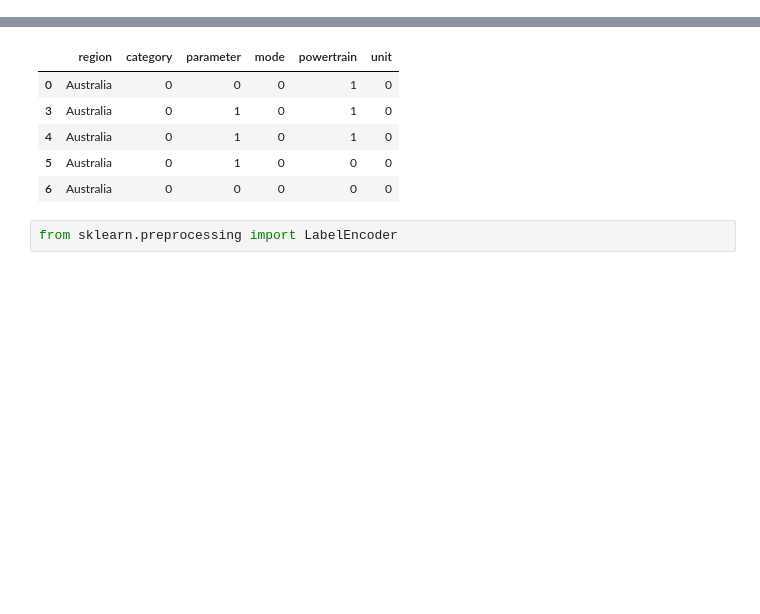
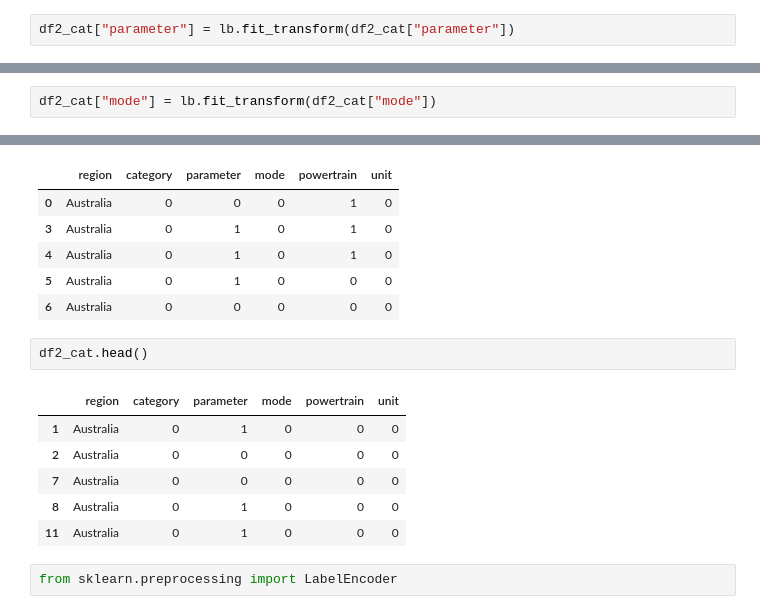
Before and after one commit to kittu125/ML, a Jupyter notebook: EV_Sales.ipynb, the cells around one changed output, grey strips where cells are left out. Saved outputs shown, nothing was run; the diff lists cells and outputs as text; blank space fills up the shorter version.

```diff
--- a/EV_Sales.ipynb
+++ b/EV_Sales.ipynb
@@ -133,10 +161,14 @@ df1_cat["category"] = lb.fit_transform(df1_cat["category"])
 lb = LabelBinarizer()
 # %%
 df1_cat["parameter"] = lb.fit_transform(df1_cat["parameter"])
+# %%
+df2_cat["parameter"] = lb.fit_transform(df2_cat["parameter"])
 # %%
 lb = LabelBinarizer()
 # %%
 df1_cat["mode"] = lb.fit_transform(df1_cat["mode"])
+# %%
+df2_cat["mode"] = lb.fit_transform(df2_cat["mode"])
 # %%
 lb = LabelBinarizer()
 # %%
@@ -154,6 +190,15 @@ df1_cat.head()
 | 4 | Australia | 0 | 1 | 0 | 1 | 0 |
 | 5 | Australia | 0 | 1 | 0 | 0 | 0 |
 | 6 | Australia | 0 | 0 | 0 | 0 | 0 |
+# %%
+df2_cat.head()
+# %% [output]
+|  | region | category | parameter | mode | powertrain | unit |
+| 1 | Australia | 0 | 1 | 0 | 0 | 0 |
+| 2 | Australia | 0 | 0 | 0 | 0 | 0 |
+| 7 | Australia | 0 | 0 | 0 | 0 | 0 |
+| 8 | Australia | 0 | 1 | 0 | 0 | 0 |
+| 11 | Australia | 0 | 1 | 0 | 0 | 0 |
 # %%
 from sklearn.preprocessing import LabelEncoder
 # %%
```
Also changed, not shown: parts of 82 cells of this notebook.
